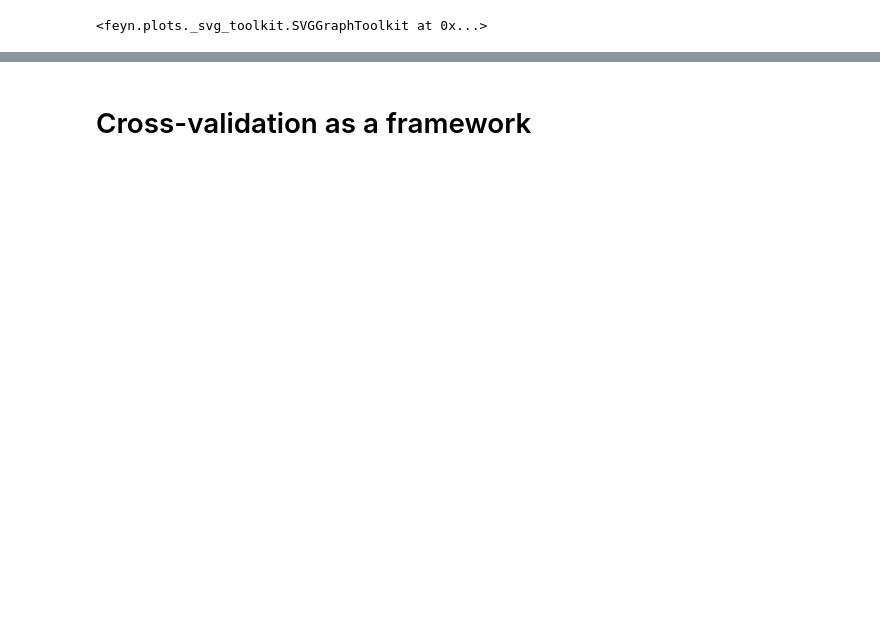
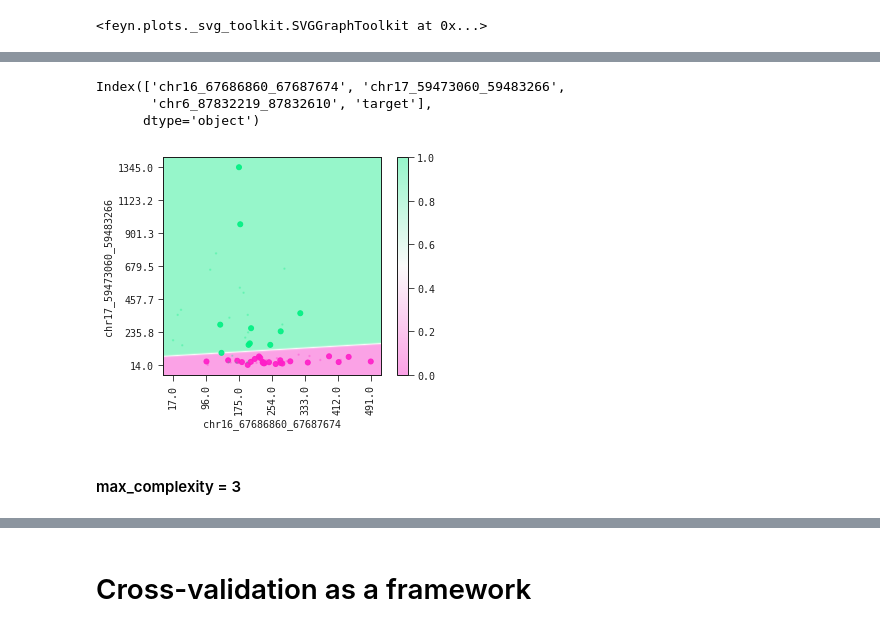
Before and after one commit to abzu-ai/QLattice-clinical-omics, a Jupyter notebook: notebooks/HCC_case.ipynb, the cells around one changed output, grey strips where cells are left out. Drawn from its saved outputs; the diff is of its cells as text; code cells hidden in the pictures; blank space fills up the shorter version.

```diff
--- a/notebooks/HCC_case.ipynb
+++ b/notebooks/HCC_case.ipynb
@@ -205,3 +165,13 @@ ModuleNotFoundError: No module named 'seaborn'
+# %%
+features_data.columns
+# %% [output]
+Index(['chr16_67686860_67687674', 'chr17_59473060_59483266',
+       'chr6_87832219_87832610', 'target'],
+      dtype='object')
 # %%
 # Plot a 2-dimensional partial plot
-## models_single[0].plot_response_2d(train_val[models_single[0].features])
+models_single[0].plot_response_2d(features_data, fixed={'chr6_87832219_87832610':train_val.chr6_87832219_87832610.mean()})
+# %% [output]
+[figure, added]
+# %% [markdown]
+#### max_complexity = 3
```
Also changed, not shown: parts of 46 cells of this notebook, 3 other files.
